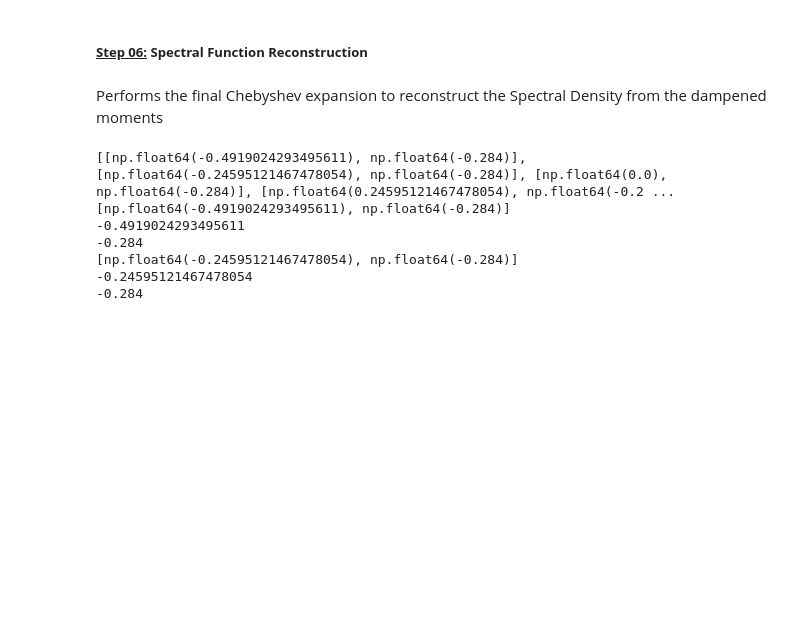
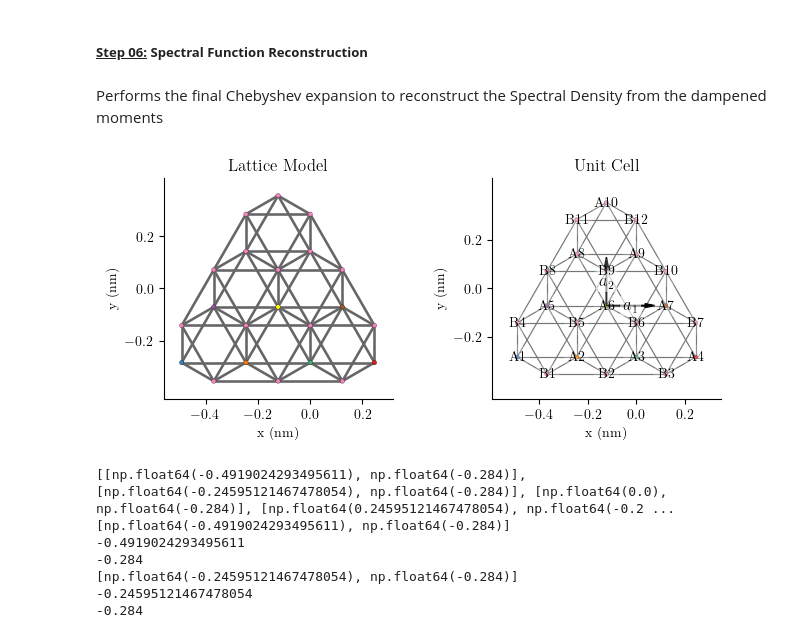
Before and after one commit to KJohnmar/ChebyshevExpasion, a Jupyter notebook: ChebyshevPolynomial.ipynb, the cells around one changed output. Saved outputs shown, nothing was run; the diff lists cells and outputs as text; code cells hidden in the pictures; blank space fills up the shorter version.

```diff
--- a/ChebyshevPolynomial.ipynb
+++ b/ChebyshevPolynomial.ipynb
@@ -1369,7 +1444,7 @@ def get_triangulene_graphene(name, onsite=(0,0), center=(0,0), t=1.0, rotation_a
     lat_triangulene_graphene = pb.Lattice(a1=a1, a2=a2)
 
     # Get atom positions
-    A_pos, B_pos = triangulene(onsite, center, rotation_angle, name)
+    A_pos, B_pos = triangulene3(onsite, center, rotation_angle, name)
 
     positionsT = []
     # Add sublattices
@@ -1384,22 +1459,21 @@ def get_triangulene_graphene(name, onsite=(0,0), center=(0,0), t=1.0, rotation_a
     # Nearest-neighbor hoppings
     hoppings = [
         # Diagonal 1
-        ("A1", "B1"), ("A2", "B2"), ("A3", "B3"), ("A4", "B4"),
-        ("A6", "B6"), ("A7", "B7"), ("A8", "B8"), ("A9", "B9"),
-        ("A10", "B11"), ("A11", "B12"), ("A12", "B13"),
-        ("A13", "B15"), ("A14", "B16"), ("A15", "B18"),
+        ("A1", "B1"), ("A2", "B2"), ("A3", "B3"),
+        ("A5", "B5"), ("A6", "B6"), ("A7", "B7"),
+        ("A8", "B9"), ("A9", "B10"),
+        ("A10", "B12"),
 
         # Diagonal 2
-        ("A2", "B1"), ("A3", "B2"), ("A4", "B3"), ("A5", "B4"),
-        ("A6", "B5"), ("A7", "B6"), ("A8", "B7"), ("A9", "B8"),
-        ("A10", "B10"), ("A11", "B11"), ("A12", "B12"),
-        ("A13", "B14"), ("A14", "B15"), ("A15", "B17"),
+        ("A2", "B1"), ("A3", "B2"), ("A4", "B3"),
+        ("A5", "B4"), ("A6", "B5"), ("A7", "B6"),
+        ("A8", "B8"), ("A9", "B9"),
+        ("A10", "B11"),
 
         # Vertical
-        ("A1", "B5"), ("A2", "B6"), ("A3", "B7"), ("A4", "B8"), ("A5", "B9"),
-        ("A6", "B10"), ("A7", "B11"), ("A8", "B12"), ("A9", "B13"),
-        ("A10", "B14"), ("A11", "B15"), ("A12", "B16"),
-        ("A13", "B17"), ("A14", "B18")
+        ("A1", "B4"), ("A2", "B5"), ("A3", "B6"), ("A4", "B7"),
+        ("A5", "B8"), ("A6", "B9"), ("A7", "B10"),
+        ("A8", "B11"), ("A9", "B12")
     ]
 
     for a, b in hoppings:
@@ -1407,7 +1481,7 @@ def get_triangulene_graphene(name, onsite=(0,0), center=(0,0), t=1.0, rotation_a
 
     # Second-nearest neighbor hoppings
     if mode2N == True:
-        t_prime = 0.1 * t
+        t_prime = 0.5 * t
         dist_alvo = 0.142 * np.sqrt(3)
         def add_nnn_by_distance(positions, prefix):
             # Garante que as posições são tratadas como números
@@ -1432,6 +1506,22 @@ def get_triangulene_graphene(name, onsite=(0,0), center=(0,0), t=1.0, rotation_a
         add_nnn_by_distance(B_pos, "B")
 
     return lat_triangulene_graphene, positionsT #A_pos, B_pos
+# %%
+lat, _= get_triangulene_graphene(name="4-triangulene", onsite=(0,0), center=(0,0), t=1.0, rotation_angle=0, mode2N=True)
+
+plot=plt.figure(figsize=(10., 3))
+
+model = pb.Model(lat)
+plt.subplot(131, title="Lattice Model")
+model.plot(hopping={'width': 2, 'cmap': 'auto'})
+
+plt.subplot(132, title="Unit Cell")
+lat.plot()
+
+plt.tight_layout()
+plt.show(plot)
+# %% [output]
+[figure, added]
 # %%
 lattice, pos = get_triangulene_graphene(name="4-triangulene", onsite=(0,0), center=(0,0), t=1.0, rotation_angle=0, mode2N=False)
 print(pos)
```
Also changed, not shown: parts of 6 cells of this notebook.
